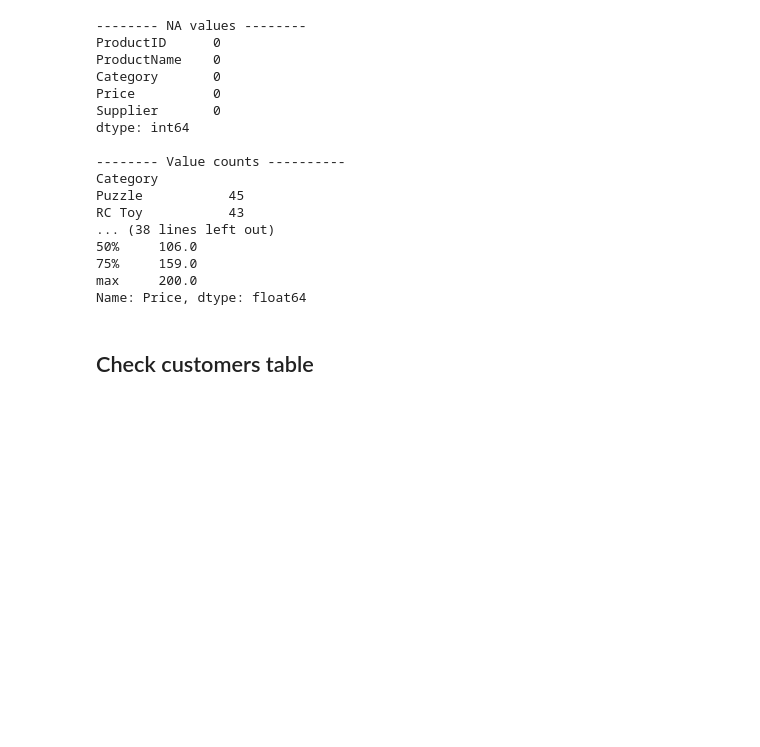
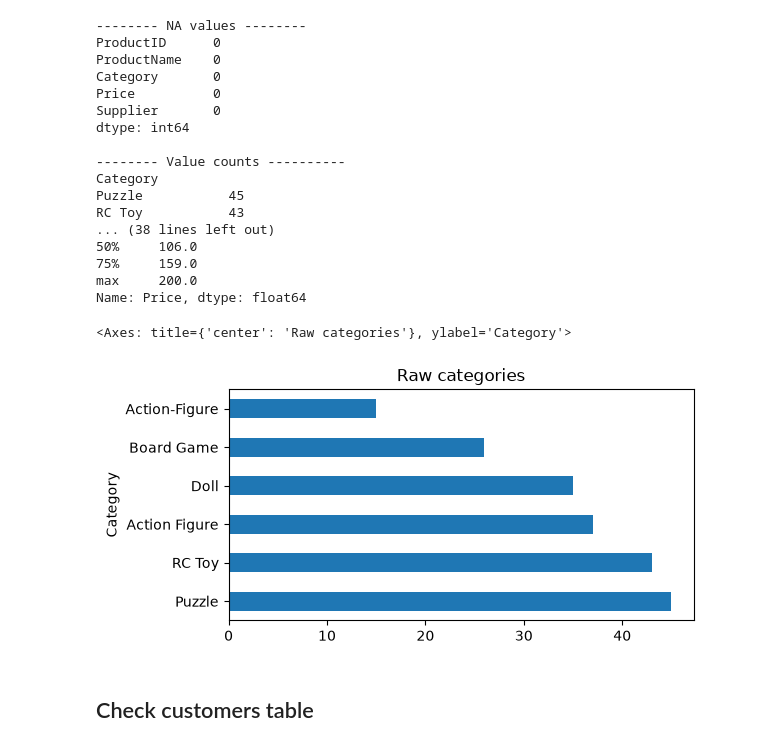
Before and after one commit to RodrigoAndresPerezJamett/doodle-test-data-engineer, a Jupyter notebook: notebooks/playground.ipynb, the cells around one changed output. Cells and saved outputs as stored; diff of their text form; code cells hidden in the pictures; blank space fills up the shorter version.

```diff
--- a/notebooks/playground.ipynb
+++ b/notebooks/playground.ipynb
@@ -215,6 +215,11 @@ RC Toy           43
 75%     159.0
 max     200.0
 Name: Price, dtype: float64
+# %%
+products_df.Category.value_counts().plot(kind="barh", figsize=(6,3), title="Raw categories")
+# %% [output]
+<Axes: title={'center': 'Raw categories'}, ylabel='Category'>
+[figure, added]
 # %% [markdown]
 ## Check customers table
 # %%
```
Also changed, not shown: parts of 6 cells of this notebook, 1 other file.
